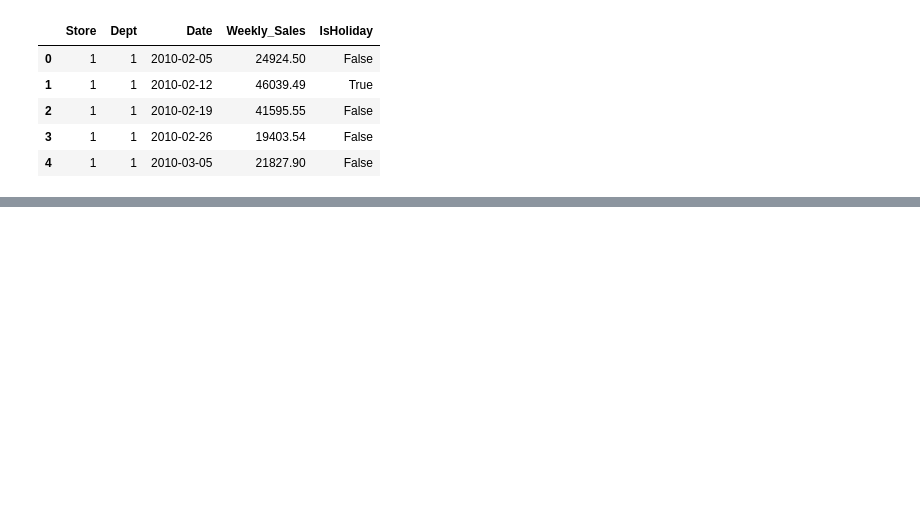
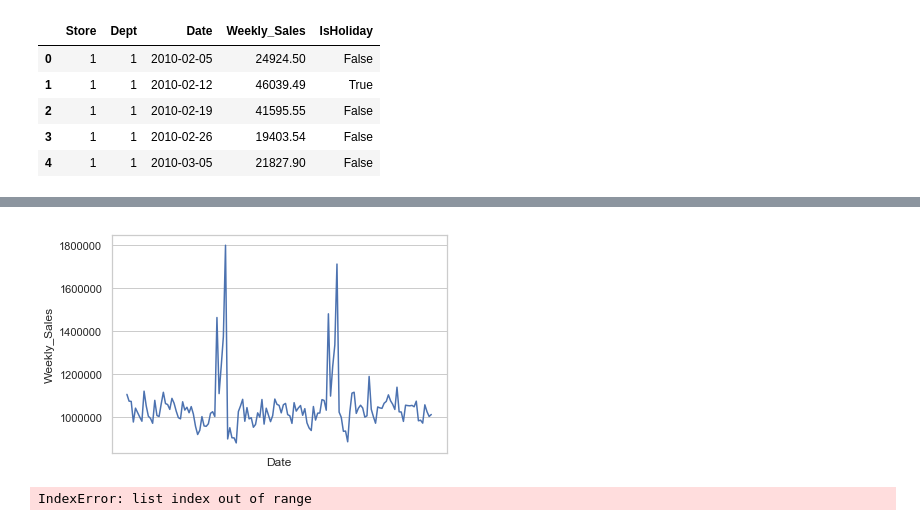
Before and after one commit to vitorhi/Tarefa1_NovosPiratas, a Jupyter notebook: Tarefa 1.ipynb, the cells around one changed output, grey strips where cells are left out. Cells and saved outputs as stored; diff of their text form; code cells hidden in the pictures; blank space fills up the shorter version.

```diff
--- a/Tarefa 1.ipynb
+++ b/Tarefa 1.ipynb
@@ -13,0 +61,18 @@ train.head()
+# %%
+# plt.figure(figsize=(30,10))
+plot_1=sns.lineplot(x='Date', y='Weekly_Sales',data=df_2);
+# plot_1.set_xticklabels(labels = plot_1.get_xticklabels(),
+#                        rotation = 90,
+#                        horizontalalignment='right',
+#                        fontweight='light',
+#                        fontsize='x-large');
+
+# plt.xticks(rotation=45);
+# type(plot_1.axes.xaxis)
+plot_1.axes.xaxis.set_major_locator(dates.MonthLocator())
+# %% [output]
+[figure, added]
+# %%
+plot_1.get_xticklabels()[0]
+# %% [output]
+IndexError: list index out of range
```
Also changed, not shown: parts of 9 cells of this notebook, 1 other file.
